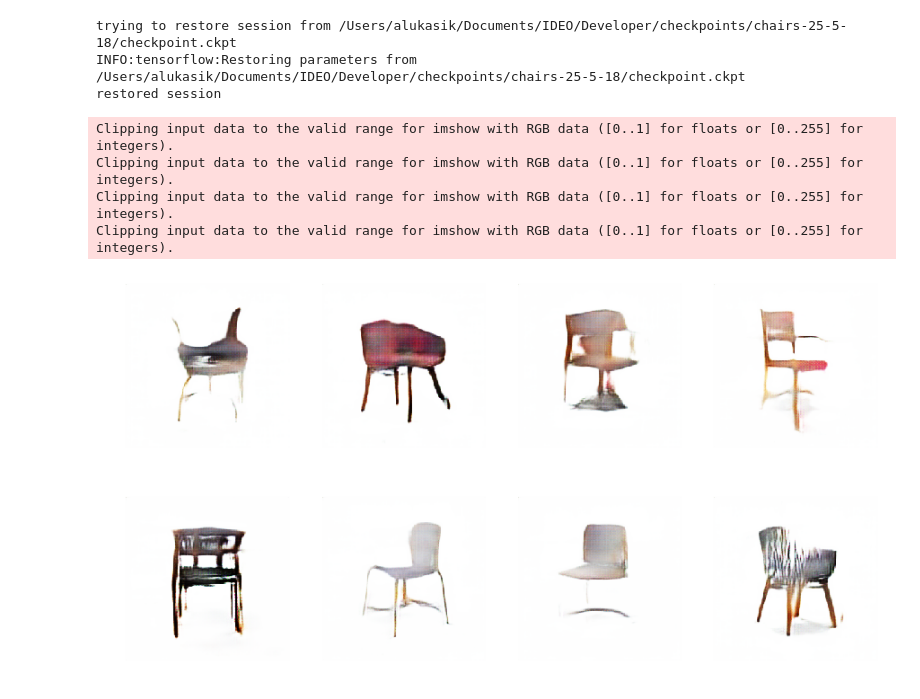
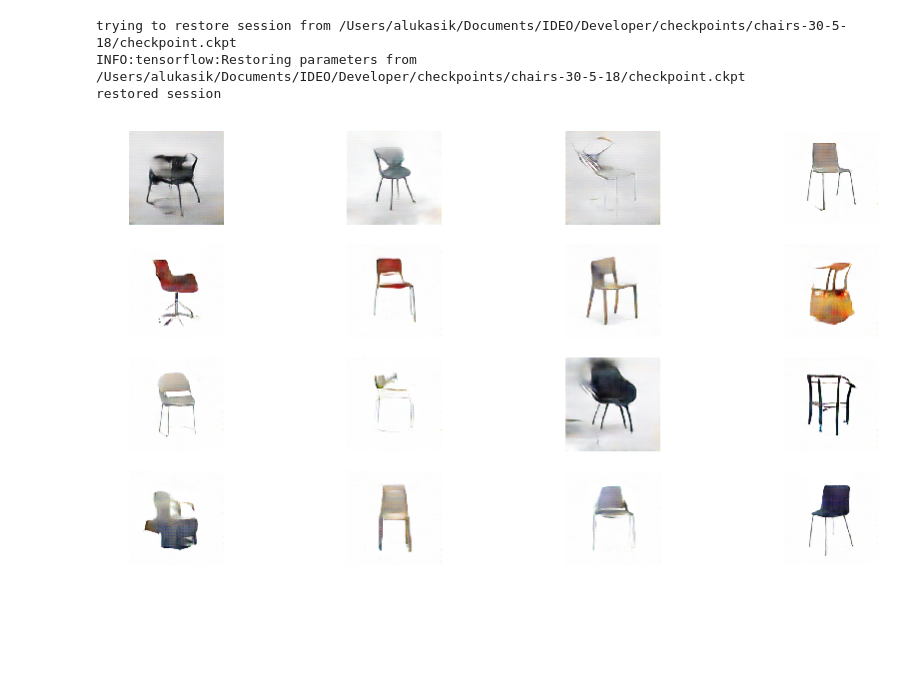
Before and after one commit to IDEO-coLAB/GANs, a Jupyter notebook: notebooks/explore-chairs.ipynb, the cells around one changed output. Saved outputs shown, nothing was run; the diff lists cells and outputs as text; code cells hidden in the pictures; blank space fills up the shorter version.

Commit message:
blue chair experiments

```diff
--- a/notebooks/explore-chairs.ipynb
+++ b/notebooks/explore-chairs.ipynb
@@ -1,8 +1,9 @@
 # %%
 # Setup
-checkpoints_path = '/Users/alukasik/Documents/IDEO/Developer/checkpoints/chairs-25-5-18/checkpoint.ckpt'
+checkpoints_path = '/Users/alukasik/Documents/IDEO/Developer/checkpoints/chairs-30-5-18/checkpoint.ckpt'
 batch_size = 64 # must match batch size of saved session
 img_shape = (256, 256)
+zsize = 16 # number of variables for "genome"
 # %%
 # imports
 
@@ -29,22 +32,18 @@ def imshow(imgs, cols=4):
         plt.imshow(imgs[i])
         plt.axis('off')
 # %%
-model = M(None, batch_size=batch_size, img_shape=img_shape, checkpoints_path=checkpoints_path)
+model = M(None, batch_size=batch_size, img_shape=img_shape, checkpoints_path=checkpoints_path, zsize=zsize)
 
 model.build_model()
 model.setup_session()
 # %% [output]
-trying to restore session from /Users/alukasik/Documents/IDEO/Developer/checkpoints/chairs-25-5-18/checkpoint.ckpt
-INFO:tensorflow:Restoring parameters from /Users/alukasik/Documents/IDEO/Developer/checkpoints/chairs-25-5-18/checkpoint.ckpt
+trying to restore session from /Users/alukasik/Documents/IDEO/Developer/checkpoints/chairs-30-5-18/checkpoint.ckpt
+INFO:tensorflow:Restoring parameters from /Users/alukasik/Documents/IDEO/Developer/checkpoints/chairs-30-5-18/checkpoint.ckpt
 restored session
 # %%
-zdraw = np.random.normal(scale=1.0, size=(batch_size, 128)).astype('float32')
+zdraw = np.random.normal(scale=1.0, size=(batch_size, 16)).astype('float32')
 imgs = pixels01(model.Gz.eval({ model.Z: zdraw, model.is_training: False }))
-imshow(imgs[:8])
+imshow(imgs[:16])
 # %% [output]
-Clipping input data to the valid range for imshow with RGB data ([0..1] for floats or [0..255] for integers).
-Clipping input data to the valid range for imshow with RGB data ([0..1] for floats or [0..255] for integers).
-Clipping input data to the valid range for imshow with RGB data ([0..1] for floats or [0..255] for integers).
-Clipping input data to the valid range for imshow with RGB data ([0..1] for floats or [0..255] for integers).
-[figure, old version]
+[figure, new version]
 # %%
```
Also changed, not shown: parts of 21 cells of this notebook, 4 other files.
